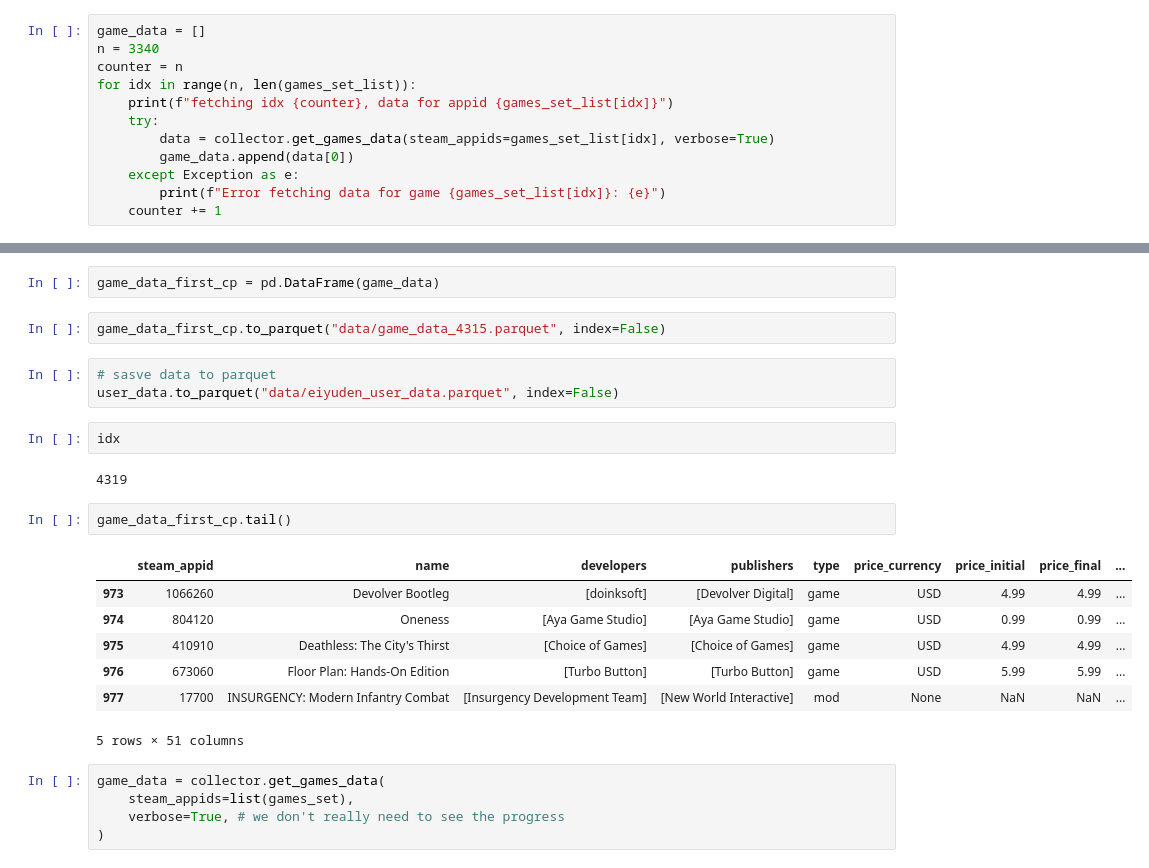
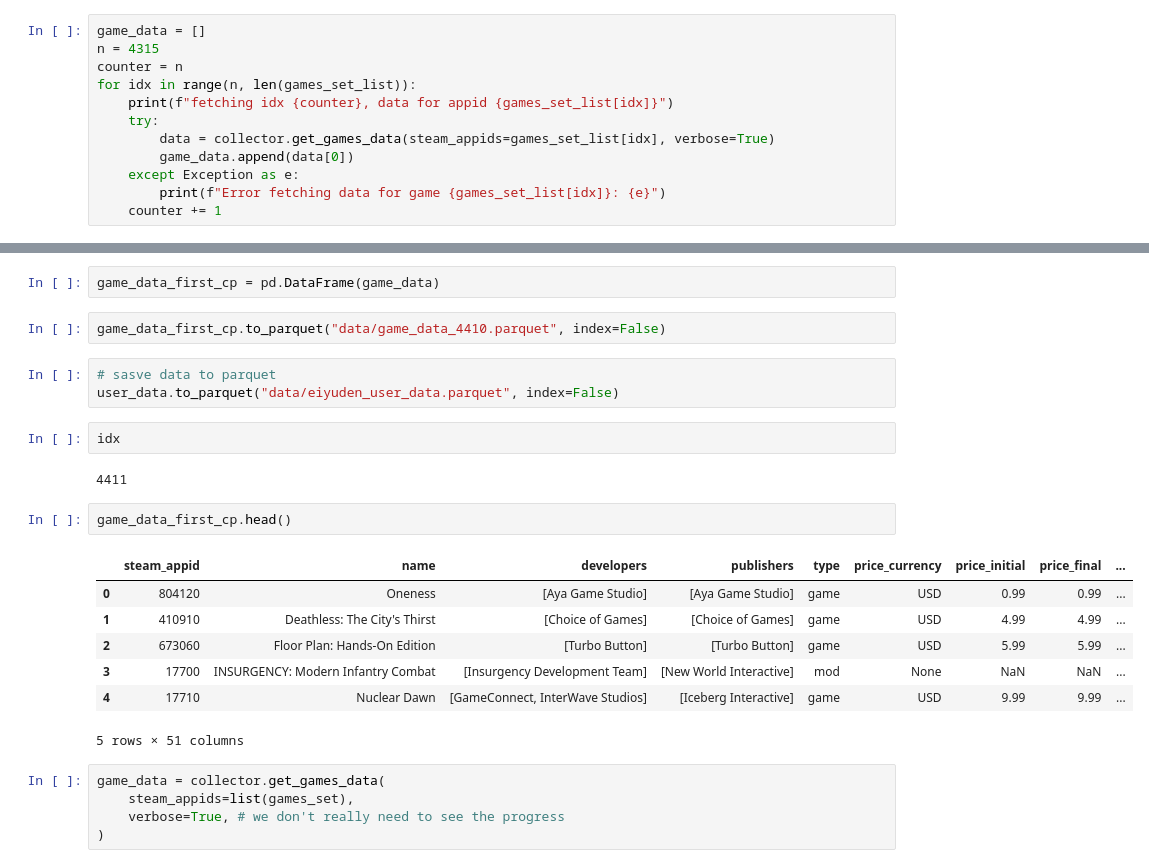
Before and after one commit to nazhifkojaz/eiyuden_review, a Jupyter notebook: data_collection.ipynb, the cells around one changed output, grey strips where cells are left out. Cells and saved outputs as stored; diff of their text form.

Commit message:
add 4410 game data

```diff
--- a/data_collection.ipynb
+++ b/data_collection.ipynb
@@ -185,7 +185,7 @@ len(games_set_list)
 30,471 games information needs to be collected, that's A LOT of games but since we can only filter the games based on its tags AFTER we collected the data, we need to collect all the games data first.
 # %%
 game_data = []
-n = 3340
+n = 4315
 counter = n
 for idx in range(n, len(games_set_list)):
     print(f"fetching idx {counter}, data for appid {games_set_list[idx]}")
@@ -200,23 +200,23 @@ KeyboardInterrupt:
 # %%
 game_data_first_cp = pd.DataFrame(game_data)
 # %%
-game_data_first_cp.to_parquet("data/game_data_4315.parquet", index=False)
+game_data_first_cp.to_parquet("data/game_data_4410.parquet", index=False)
 # %%
 # sasve data to parquet
 user_data.to_parquet("data/eiyuden_user_data.parquet", index=False)
 # %%
 idx
 # %% [output]
-4319
+4411
 # %%
-game_data_first_cp.tail()
+game_data_first_cp.head()
 # %% [output]
 |  | steam_appid | name | developers | publishers | type | price_currency | price_initial | price_final | ... |
-| 973 | 1066260 | Devolver Bootleg | [doinksoft] | [Devolver Digital] | game | USD | 4.99 | 4.99 | ... |
-| 974 | 804120 | Oneness | [Aya Game Studio] | [Aya Game Studio] | game | USD | 0.99 | 0.99 | ... |
-| 975 | 410910 | Deathless: The City's Thirst | [Choice of Games] | [Choice of Games] | game | USD | 4.99 | 4.99 | ... |
-| 976 | 673060 | Floor Plan: Hands-On Edition | [Turbo Button] | [Turbo Button] | game | USD | 5.99 | 5.99 | ... |
-| 977 | 17700 | INSURGENCY: Modern Infantry Combat | [Insurgency Development Team] | [New World Interactive] | mod | None | NaN | NaN | ... |
+| 0 | 804120 | Oneness | [Aya Game Studio] | [Aya Game Studio] | game | USD | 0.99 | 0.99 | ... |
+| 1 | 410910 | Deathless: The City's Thirst | [Choice of Games] | [Choice of Games] | game | USD | 4.99 | 4.99 | ... |
+| 2 | 673060 | Floor Plan: Hands-On Edition | [Turbo Button] | [Turbo Button] | game | USD | 5.99 | 5.99 | ... |
+| 3 | 17700 | INSURGENCY: Modern Infantry Combat | [Insurgency Development Team] | [New World Interactive] | mod | None | NaN | NaN | ... |
+| 4 | 17710 | Nuclear Dawn | [GameConnect, InterWave Studios] | [Iceberg Interactive] | game | USD | 9.99 | 9.99 | ... |
 5 rows × 51 columns
 # %%
 game_data = collector.get_games_data(
```
Also changed, not shown: 1 other file.
